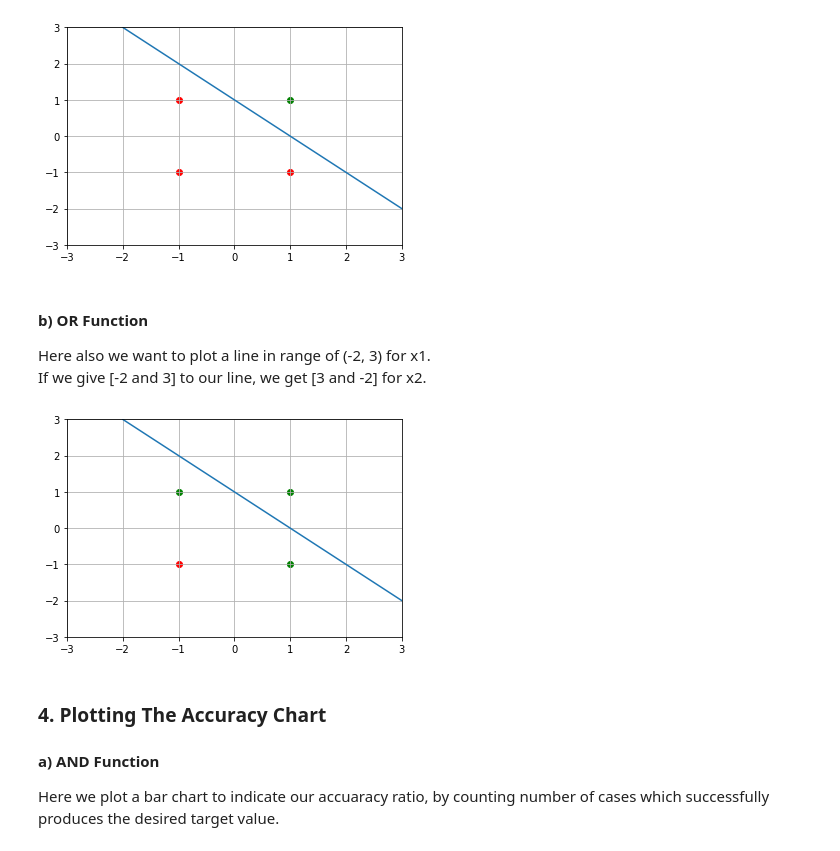
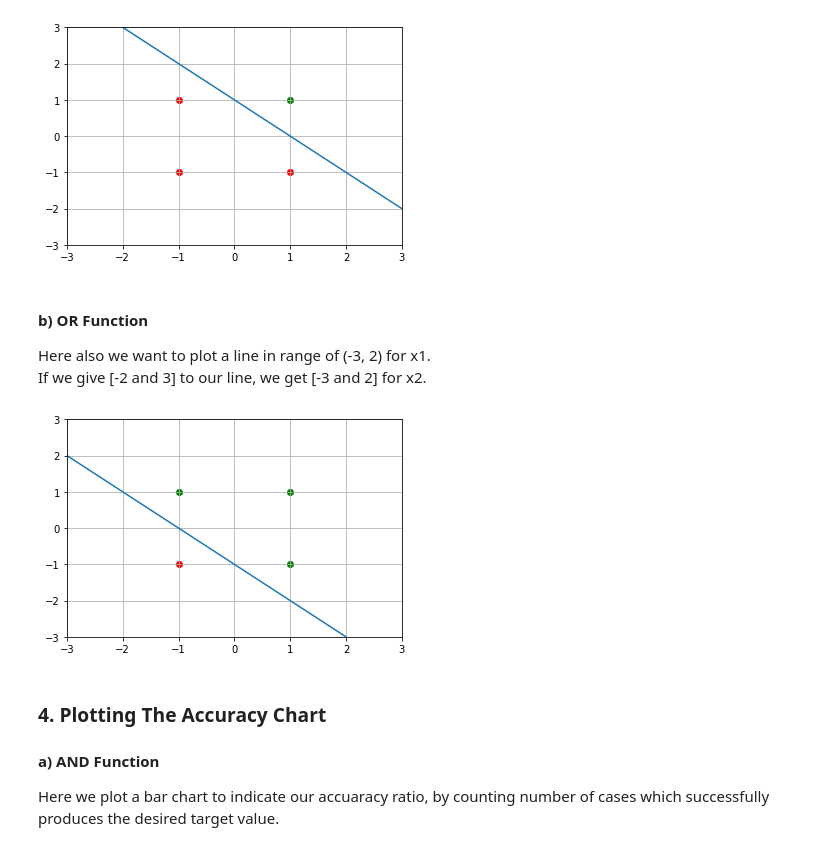
Before and after one commit to meghiaws/neural-networks, a Jupyter notebook: notebooks/hebb_and_or.ipynb, the cells around one changed output. Saved outputs shown, nothing was run; the diff lists cells and outputs as text; code cells hidden in the pictures.

Commit message:
Fix: Fix plotting `OR` function

```diff
--- a/notebooks/hebb_and_or.ipynb
+++ b/notebooks/hebb_and_or.ipynb
@@ -71,26 +71,26 @@ plt.show()
 [figure]
 # %% [markdown]
 #### b) OR Function
-Here also we want to plot a line in range of (-2, 3) for x1. \
-If we give [-2 and 3] to our line, we get [3 and -2] for x2.
+Here also we want to plot a line in range of (-3, 2) for x1. \
+If we give [-2 and 3] to our line, we get [-3 and 2] for x2.
 # %%
-x1 = np.array([-2, 3]) # x1=[-3, 3]
-x2 = (and_hebb_network.bias + and_hebb_network.w[0] * x1) / (- and_hebb_network.w[1]) # x2 = b + w1x1 / -w2, at the end will be x2=[3, -2]
+x1 = np.array([-3, 2]) # x1=[-3, 3]
+x2 = (or_hebb_network.bias + (or_hebb_network.w[0] * x1)) / (-or_hebb_network.w[1]) # x2 = b + w1x1 / -w2, at the end will be x2=[-3, 2]
 
 plt.plot(x1, x2)
 for vector in or_training_dataset:
     # if Target is 1 it means point is in the positive area (green points) otherwise its in the negative area (red points)
     if vector[3] == 1:
         plt.scatter(vector[0], vector[1], color='green')
     else:
         plt.scatter(vector[0], vector[1], color='red')
 
 plt.grid()
 plt.xlim(-3, 3)
 plt.ylim(-3, 3)
 plt.show()
 # %% [output]
-[figure, old version]
+[figure, new version]
 # %% [markdown]
 ### 4. Plotting The Accuracy Chart
 #### a) AND Function
```
Also changed, not shown: parts of 1 cell of this notebook.
